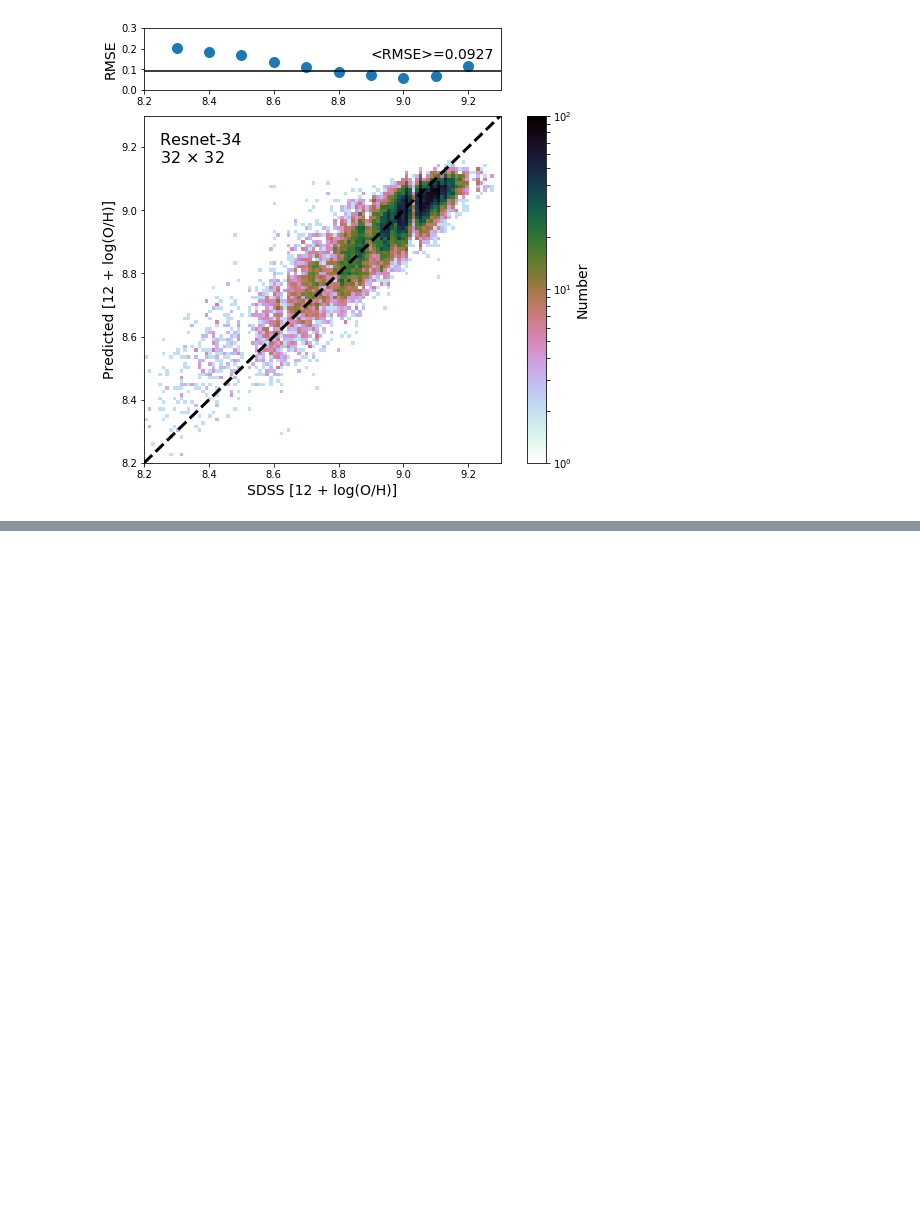
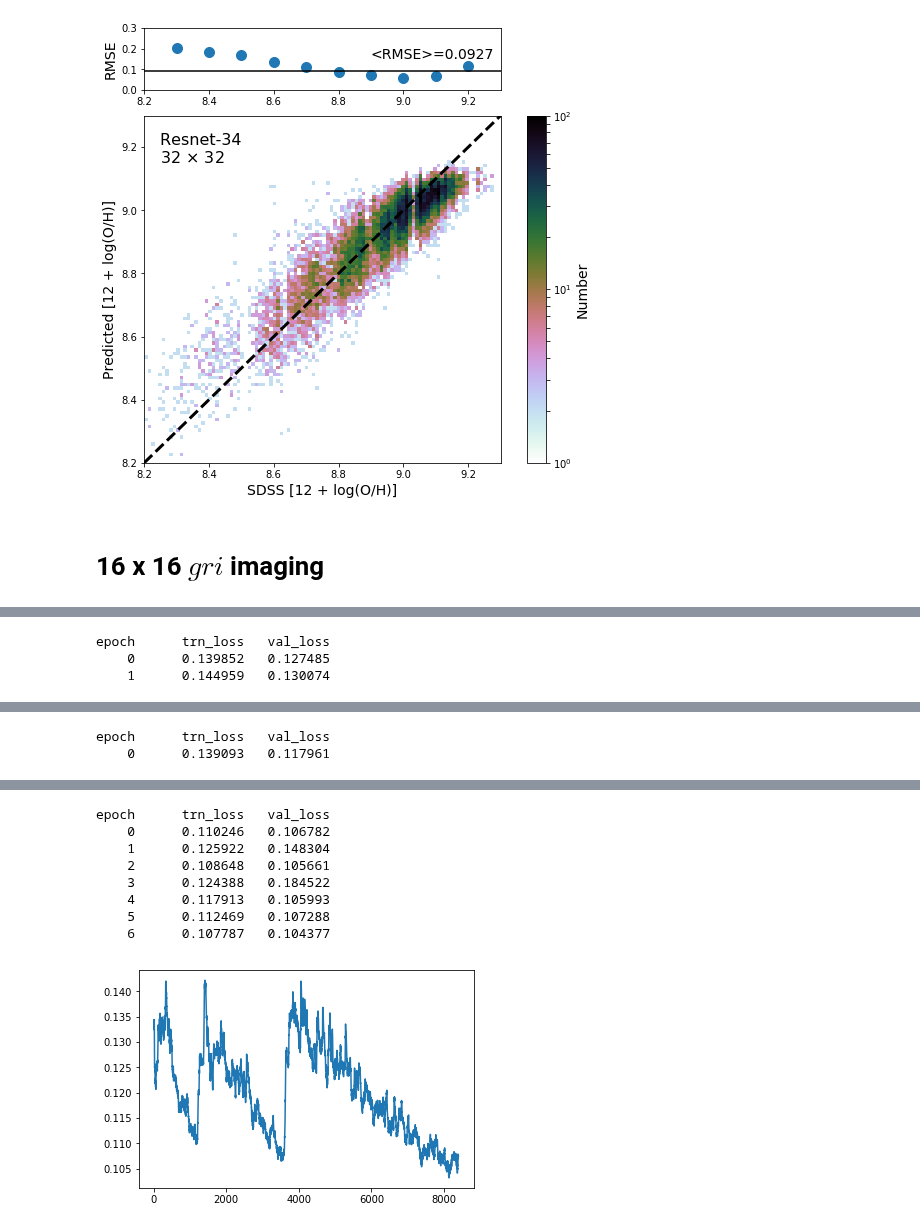
Before and after one commit to jwuphysics/galaxy-cnns, a Jupyter notebook: notebook/10. The effects of resolution.ipynb, the cells around one changed output, grey strips where cells are left out. Drawn from its saved outputs; the diff is of its cells as text; code cells hidden in the pictures; blank space fills up the shorter version.

```diff
--- a/notebook/10. The effects of resolution.ipynb
+++ b/notebook/10. The effects of resolution.ipynb
@@ -494,3 +509,27 @@ fig.savefig(f'{PATH}/results/single-sz{sz}_pred-vs-SDSS.pdf')
 plot_comparison_with_marginals(y_test, p_test, rms_errors=rms_errors)
 # %% [output]
 [figure]
+# %% [markdown]
+# 16 x 16 $gri$ imaging
+# %%
+sz = 16
+bs = 128
+arch = resnet34
+# %%
+val_idxs = get_cv_idxs(n)
+data = get_data(arch, sz, bs, val_idxs=val_idxs)
+
+learn = ConvLearner.pretrained(arch, data)
+metrics = [rmse]
+learn.crit = rmse
+# %%
+lr = 1e-1
+learn.fit(lr, 2)
+
+lrs = [1e-3, 1e-2, 1e-1]
+learn.unfreeze()
+learn.fit(lr, 1)
+learn.fit(lr, 3, cycle_len=1, cycle_mult=2)
+
+learn.sched.plot_loss()
+# %% [output]
@@ -496,0 +537,3 @@ plot_comparison_with_marginals(y_test, p_test, rms_errors=rms_errors)
+epoch      trn_loss   val_loss
+    0      0.139852   0.127485
+    1      0.144959   0.130074
@@ -496,0 +541,2 @@ plot_comparison_with_marginals(y_test, p_test, rms_errors=rms_errors)
+epoch      trn_loss   val_loss
+    0      0.139093   0.117961
@@ -496,0 +544,9 @@ plot_comparison_with_marginals(y_test, p_test, rms_errors=rms_errors)
+epoch      trn_loss   val_loss
+    0      0.110246   0.106782
+    1      0.125922   0.148304
+    2      0.108648   0.105661
+    3      0.124388   0.184522
+    4      0.117913   0.105993
+    5      0.112469   0.107288
+    6      0.107787   0.104377
+[figure, added]
```
Also changed, not shown: parts of 42 cells of this notebook, 8 other files.
